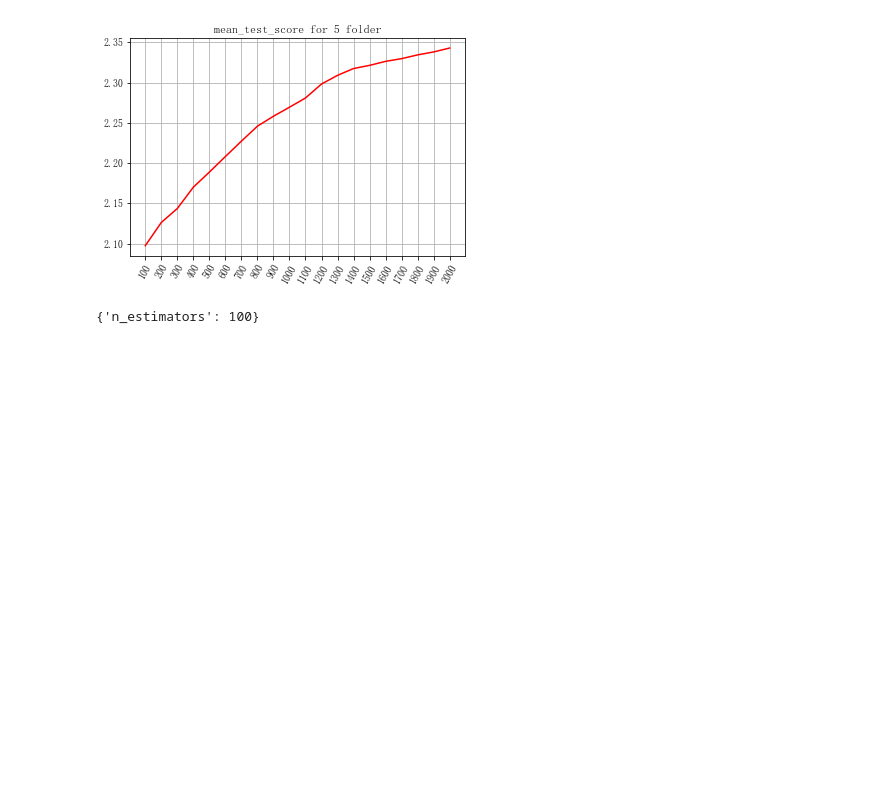
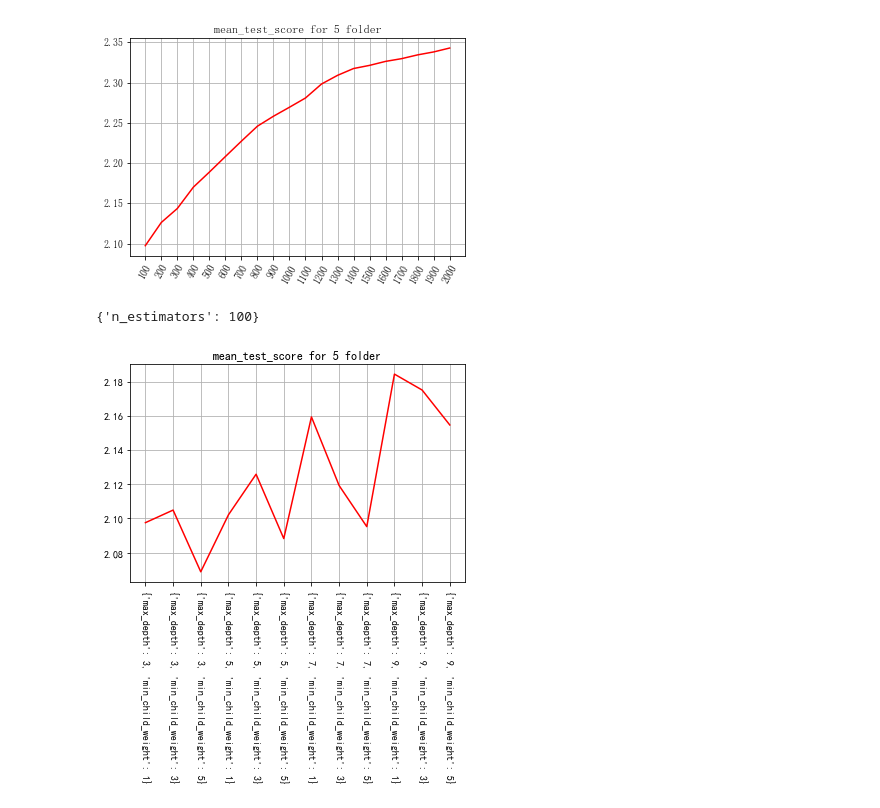
Before and after one commit to dapaohou/-, a Jupyter notebook: src/feature project.ipynb, the cells around one changed output. Cells and saved outputs as stored; diff of their text form; code cells hidden in the pictures; blank space fills up the shorter version.

```diff
--- a/src/feature project.ipynb
+++ b/src/feature project.ipynb
@@ -341,3 +341,19 @@ grid_cv.best_params_
 # %% [output]
 [figure]
 {'n_estimators': 100}
+# %%
+# 不同的max_depth , min_child_weight 下的结果
+para_gid = {'max_depth': [3, 5, 7,9], 'min_child_weight': [1, 3, 5,]}
+grid_cv = GridSearchCV(estimator=model_xgboost, param_grid= para_gid, scoring='neg_mean_squared_error',cv=5)
+grid_cv.fit(x, y)
+cv_result = pd.DataFrame(grid_cv.cv_results_)
+# %%
+plt.title('mean_test_score for 5 folder')
+# pd_grid_cv2_sorted = pd_grid_cv2.sort_values(by='rank_test_score')
+length = len(cv_result['mean_test_score'])
+plt.plot(range(length), - cv_result['mean_test_score'], 'r')
+plt.xticks(range(length),cv_result['params'], rotation=-90)
+plt.grid()
+plt.show()
+# %% [output]
+[figure, added]
```
Also changed, not shown: parts of 19 cells of this notebook, 8 other files.
